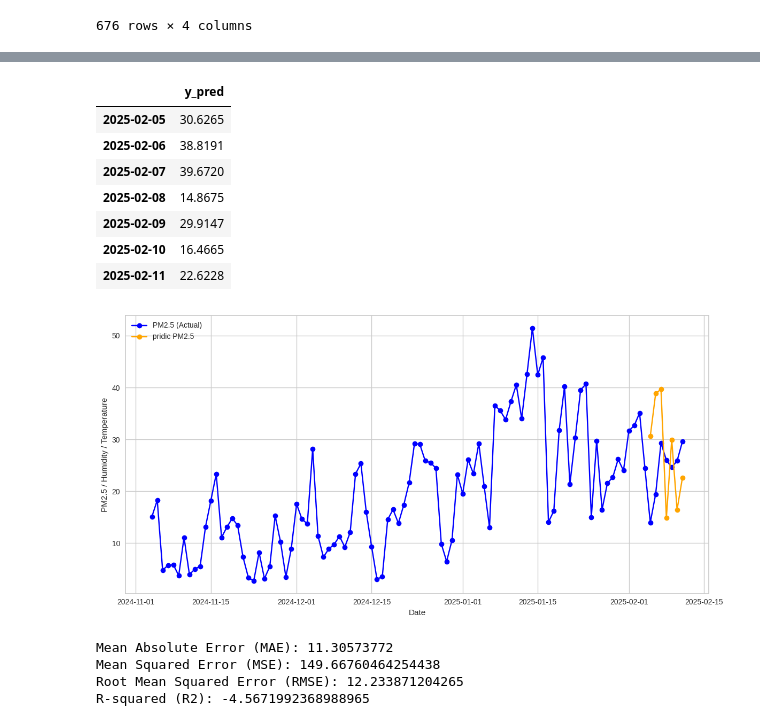
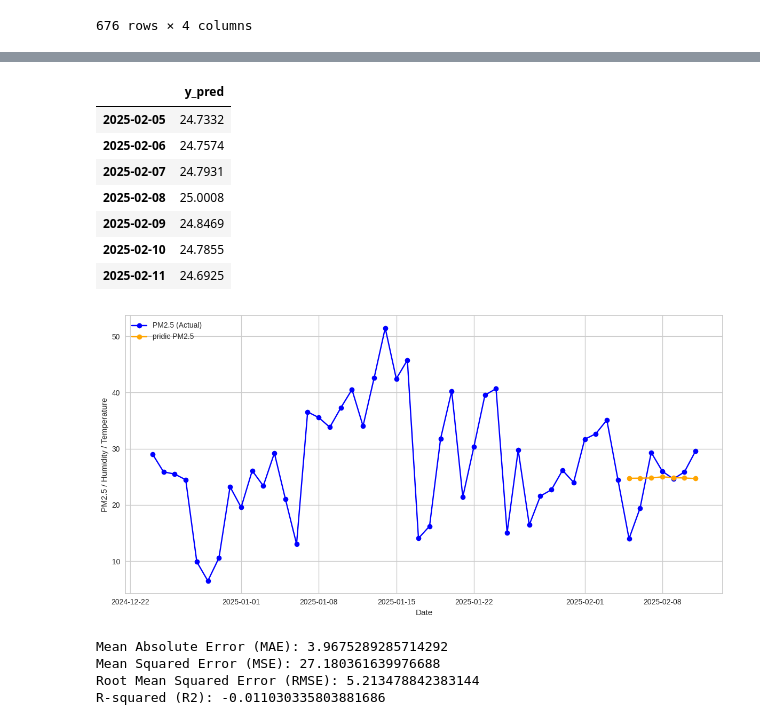
Before and after one commit to KIM2548TH/termproject1-2_cleandata, a Jupyter notebook: test2_kim.ipynb, the cells around one changed output, grey strips where cells are left out. Saved outputs shown, nothing was run; the diff lists cells and outputs as text; code cells hidden in the pictures.

Commit message:
fix models 2

```diff
--- a/test2_kim.ipynb
+++ b/test2_kim.ipynb
@@ -70,21 +70,24 @@ df.tail(10)
 features = ['humidity', 'pm_10', 'temperature']  # ฟีเจอร์ที่เราจะพยากรณ์
 
 
-future_exog = pd.DataFrame(index=test_df.index+7)
+future_exog = pd.DataFrame(index=test_df.index)
 # สร้างโมเดล ARIMA สำหรับแต่ละฟีเจอร์
 for feature in features:
     # เรียก setup() โดยใช้ train_df
-    exp = setup(data=train_df[feature],fh=7, session_id=123, fold_strategy='expanding',seasonal_period=12, use_gpu=True)
+    exp = setup(data=train_df[feature],fh=7, session_id=123, fold_strategy='rolling',seasonal_period=12, use_gpu=True)
 
 
     # สร้างโมเดล ARIMA
     model = create_model('arima')
-    tune = tune_model(model,optimize= "R2", n_iter=10)
-    print(predict_model(model))
+    tune = tune_model(model,optimize= "R2", n_iter=30)
+    # print(predict_model(model))/////////////////////////////////////
+    final = finalize_model(tune)
+    # print(final)
     # best = finalize_model(model)
     # print(best,X=train_df)
     # ทำนายอนาคต
-    future_predictions = predict_model(tune, fh=len(test_df))
+    future_predictions = predict_model(final, fh=len(test_df))
+    print(future_predictions)
 
     # บันทึกผลลัพธ์ลงใน future_exog
     future_exog[feature] = future_predictions['y_pred'].values
@@ -128,9 +194,9 @@ train_df
 676 rows × 4 columns
 # %%
 
-exp = setup(data=train_df,target=target,fh=7, session_id=123, fold_strategy='expanding',seasonal_period=7, use_gpu=True)
+exp = setup(data=train_df,target=target,fh=7, session_id=123, fold_strategy="rolling",seasonal_period=12, use_gpu=True)
 model = create_model('arima')
-best = tune_model(model,optimize= "MAE", n_iter=10)
+best = tune_model(model,optimize= "R2", n_iter=20)
 future_predictions = predict_model(best, fh=len(test_df),X=future_exog)
 print(future_predictions)
 # %% [output]
@@ -205,13 +272,13 @@ predictions_future = predict_model(final_best,X=future_exog)
 predictions_future
 # %% [output]
 |  | y_pred |
-| 2025-02-05 | 30.6265 |
-| 2025-02-06 | 38.8191 |
-| 2025-02-07 | 39.6720 |
-| 2025-02-08 | 14.8675 |
-| 2025-02-09 | 29.9147 |
-| 2025-02-10 | 16.4665 |
-| 2025-02-11 | 22.6228 |
+| 2025-02-05 | 24.7332 |
+| 2025-02-06 | 24.7574 |
+| 2025-02-07 | 24.7931 |
+| 2025-02-08 | 25.0008 |
+| 2025-02-09 | 24.8469 |
+| 2025-02-10 | 24.7855 |
+| 2025-02-11 | 24.6925 |
 # %%
 import matplotlib.pyplot as plt
 
@@ -219,41 +286,41 @@ import matplotlib.pyplot as plt
 fig, ax1 = plt.subplots(figsize=(12, 6))
 
 # พลอตข้อมูลจาก df บนแกน Y แรก
-ax1.plot(df.index[-100:], df['pm_2_5'][-100:], label='PM2.5 (Actual)', color='blue', linestyle='-', marker='o')
+ax1.plot(df.index[-50:], df['pm_2_5'][-50:], label='PM2.5 (Actual)', color='blue', linestyle='-', marker='o')
 # ax1.plot(df.index, df['humidity'], label='Humidity', color='green', linestyle='-', marker='s')
 ax1.plot(predictions_future.index,predictions_future, label='pridic PM2.5', color='orange', linestyle='-', marker='o')
 
 # ตั้งค่าแกน Y แรก
 ax1.set_xlabel('Date')
 ax1.set_ylabel('PM2.5 / Humidity / Temperature')
 ax1.tick_params(axis='y')
 
 # สร้างแกน Y ที่สอง
 # ax2 = ax1.twinx()
 
 # พลอตข้อมูลจริงและข้อมูลที่ทำนายบนแกน Y ที่สอง
 # ax1.plot(actual_values.index, predictions_future, label='Actual PM2.5', color='red', linestyle='--', marker='x')
 # ax2.plot(predicted_values.index, predicted_values, label='Predicted PM2.5', color='purple', linestyle='--', marker='d')
 
 # ตั้งค่าแกน Y ที่สอง
 # ax2.set_ylabel('PM2.5 (Actual & Predicted)')
 # ax2.tick_params(axis='y')
 
 # เพิ่มคำอธิบายเส้น (legend)
 lines1, labels1 = ax1.get_legend_handles_labels()
 # lines2, labels2 = ax2.get_legend_handles_labels()
 ax1.legend(lines1 , labels1 , loc='upper left')
 
 # เพิ่มกริด
 ax1.grid(True)
 
 # ปรับระยะห่างให้เหมาะสม
 plt.tight_layout()
 
 # แสดงกราฟ
 plt.show()
 # %% [output]
-[figure, old version]
+[figure, new version]
 # %%
 from sklearn.metrics import mean_absolute_error, mean_squared_error, r2_score
 import numpy as np
@@ -276,7 +343,7 @@ print(f"Mean Squared Error (MSE): {mse}")
 print(f"Root Mean Squared Error (RMSE): {rmse}")
 print(f"R-squared (R2): {r2}")
 # %% [output]
-Mean Absolute Error (MAE): 11.30573772
-Mean Squared Error (MSE): 149.66760464254438
-Root Mean Squared Error (RMSE): 12.233871204265
-R-squared (R2): -4.5671992368988965
+Mean Absolute Error (MAE): 3.9675289285714292
+Mean Squared Error (MSE): 27.180361639976688
+Root Mean Squared Error (RMSE): 5.213478842383144
+R-squared (R2): -0.011030335803881686
```
Also changed, not shown: parts of 2 cells of this notebook, 1 other file.
